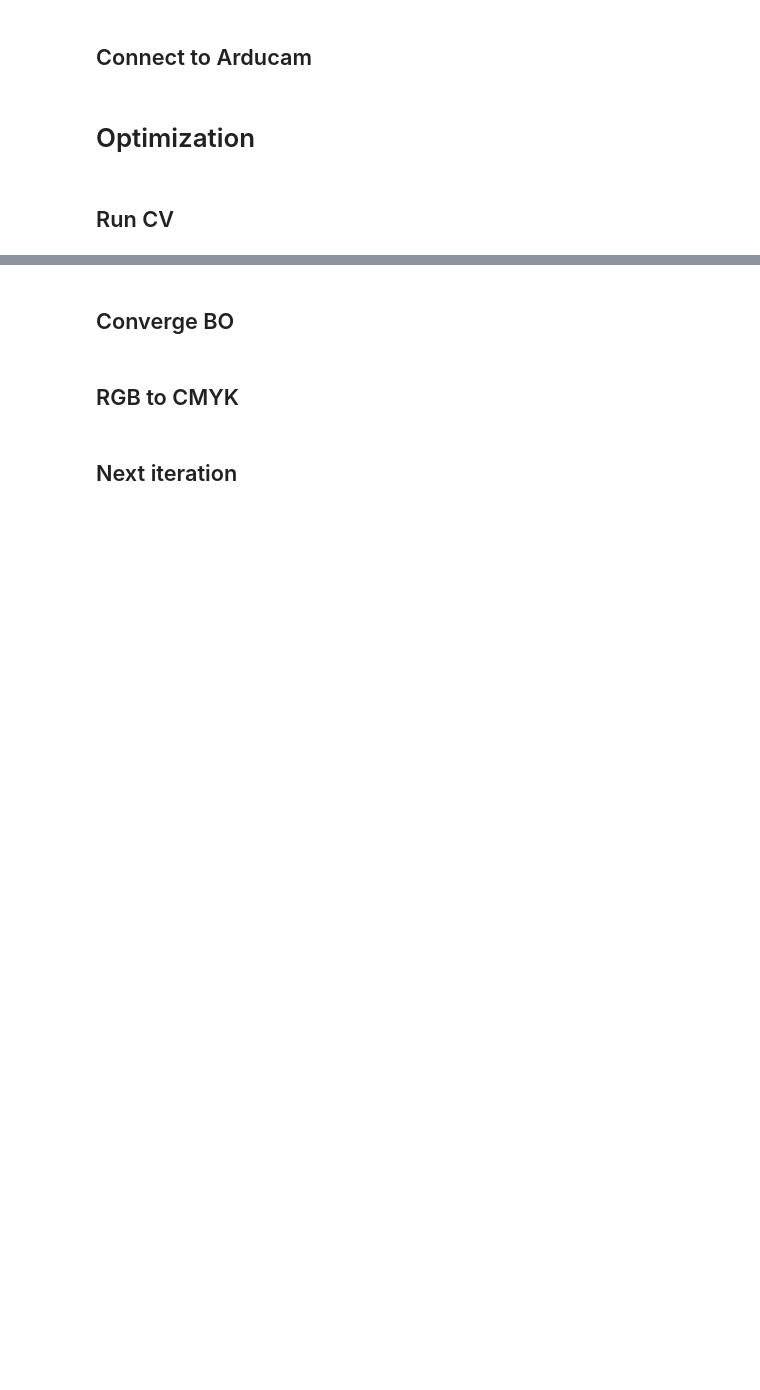
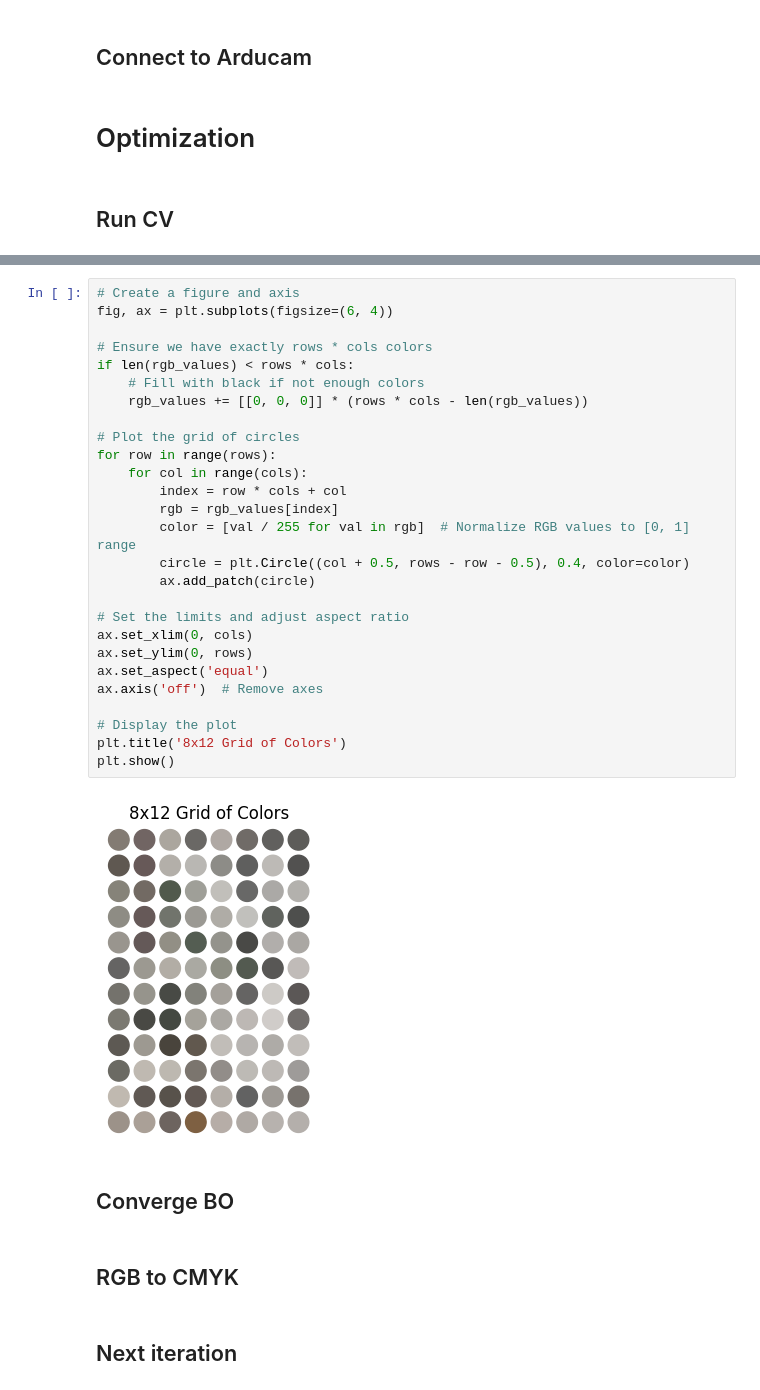
Before and after one commit to nrhemanth/mara-ref, a Jupyter notebook: BO/BO_scripts/05_integrate.ipynb, the cells around one changed output, grey strips where cells are left out. Cells and saved outputs as stored; diff of their text form; blank space fills up the shorter version.

```diff
--- a/BO/BO_scripts/05_integrate.ipynb
+++ b/BO/BO_scripts/05_integrate.ipynb
@@ -111,3 +256,32 @@ K (black) values:
+# %%
+# Create a figure and axis
+fig, ax = plt.subplots(figsize=(6, 4))
+
+# Ensure we have exactly rows * cols colors
+if len(rgb_values) < rows * cols:
+    # Fill with black if not enough colors
+    rgb_values += [[0, 0, 0]] * (rows * cols - len(rgb_values))
+
+# Plot the grid of circles
+for row in range(rows):
+    for col in range(cols):
+        index = row * cols + col
+        rgb = rgb_values[index]
+        color = [val / 255 for val in rgb]  # Normalize RGB values to [0, 1] range
+        circle = plt.Circle((col + 0.5, rows - row - 0.5), 0.4, color=color)
+        ax.add_patch(circle)
+
+# Set the limits and adjust aspect ratio
+ax.set_xlim(0, cols)
+ax.set_ylim(0, rows)
+ax.set_aspect('equal')
+ax.axis('off')  # Remove axes
+
+# Display the plot
+plt.title('8x12 Grid of Colors')
+plt.show()
+# %% [output]
+[figure, added]
 # %% [markdown]
 ## Converge BO
 # %% [markdown]
```
Also changed, not shown: parts of 2 cells of this notebook, 3 other files.
